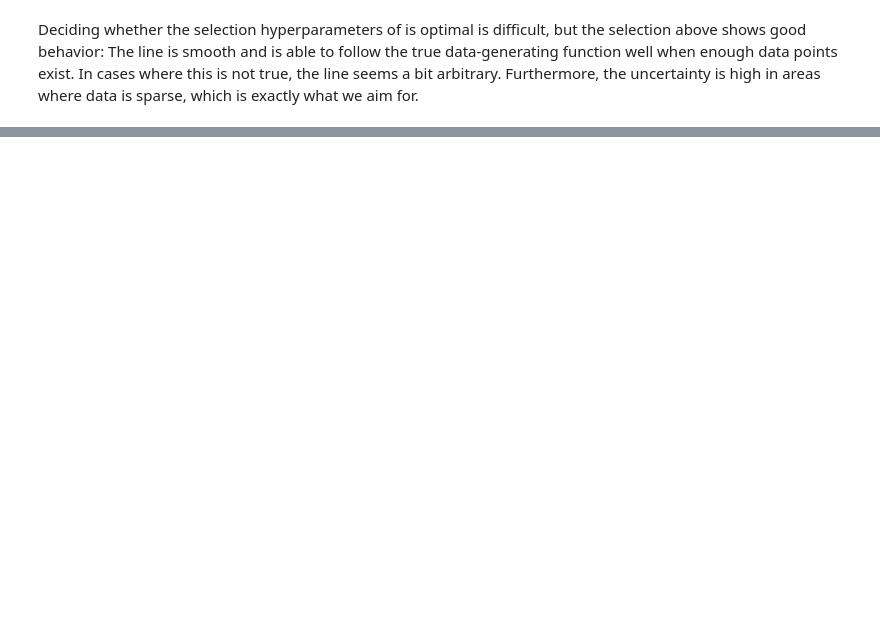
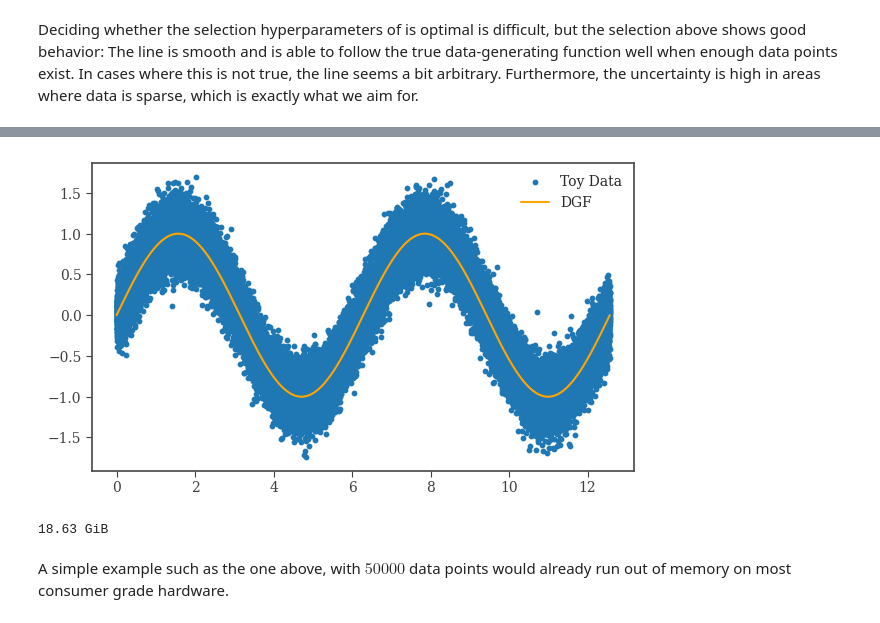
Before and after one commit to nicomu99/data-analysis, a Jupyter notebook: gp.ipynb, the cells around one changed output, grey strips where cells are left out. Saved outputs shown, nothing was run; the diff lists cells and outputs as text; code cells hidden in the pictures; blank space fills up the shorter version.

```diff
--- a/gp.ipynb
+++ b/gp.ipynb
@@ -203,0 +213,21 @@ Deciding whether the selection hyperparameters of is optimal is difficult, but t
+# %%
+rng = np.random.default_rng(42)
+
+n = 50_000
+x_large = np.linspace(0, 4 * np.pi, n).reshape((n, 1))
+y_large = np.sin(x_large) + rng.normal(0, 0.2, size=x_large.shape)
+# %%
+fig, ax = plt.subplots(figsize=(7, 4))
+
+ax.scatter(x_large, y_large, label="Toy Data", s=10)
+ax.plot(x_large, np.sin(x_large), label="DGF", color="orange")
+ax.legend()
+
+plt.show()
+# %% [output]
+[figure, added]
+# %%
+required = int(np.prod((n, n), dtype=object)) * np.dtype(x_large.dtype).itemsize
+print(f"{required / 1024**3:.2f} GiB")
+# %% [output]
+18.63 GiB
@@ -203,0 +240,2 @@ Deciding whether the selection hyperparameters of is optimal is difficult, but t
+# %% [markdown]
+A simple example such as the one above, with $50000$ data points would already run out of memory on most consumer grade hardware.
```
Also changed, not shown: parts of 14 cells of this notebook, 1 other file.
